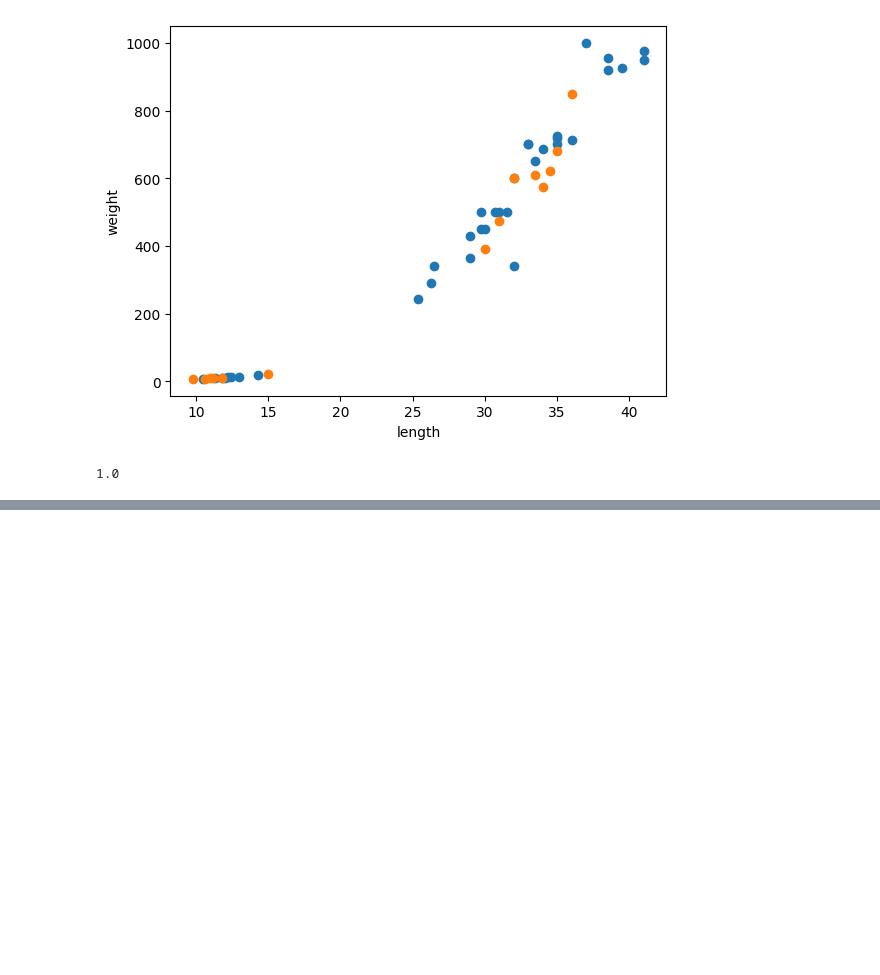
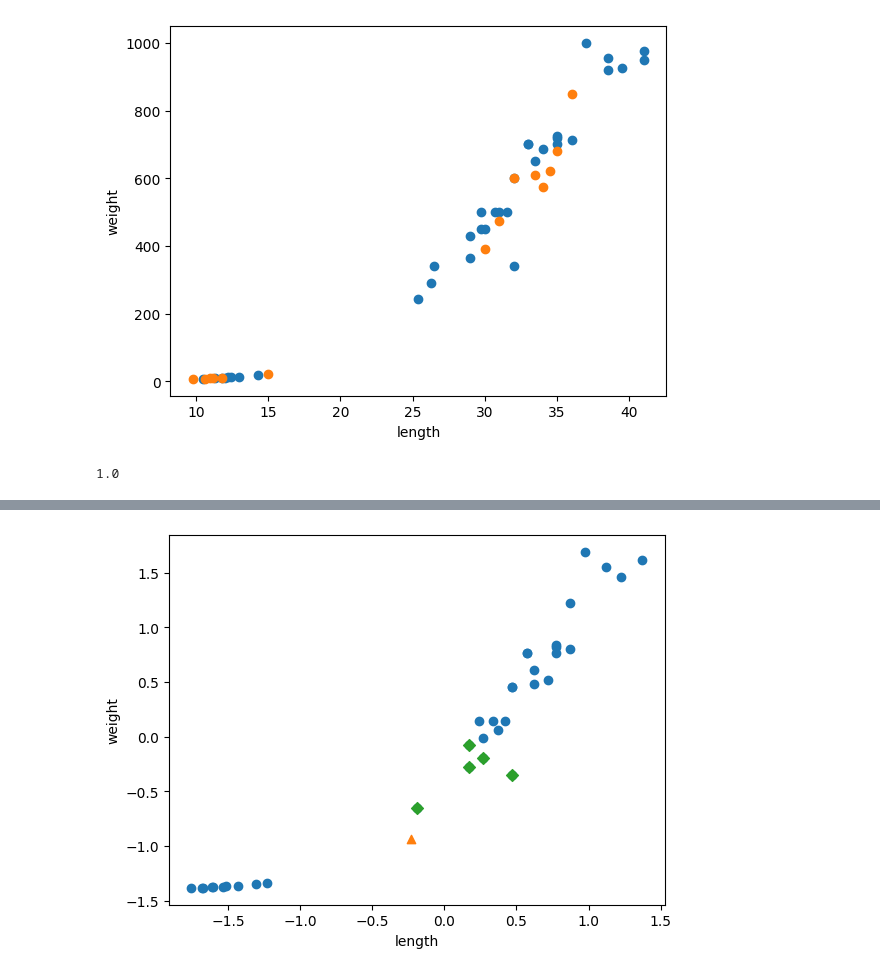
Before and after one commit to Juseong-Yu/hongonmachine, a Jupyter notebook: 혼공머신.ipynb, the cells around one changed output, grey strips where cells are left out. Saved outputs shown, nothing was run; the diff lists cells and outputs as text; code cells hidden in the pictures; blank space fills up the shorter version.

```diff
--- a/혼공머신.ipynb
+++ b/혼공머신.ipynb
@@ -162,0 +274,11 @@ kn.score(test_input, test_target)
+# %%
+# 이상한 도미값과 가장 가까운 5개를 확인하기 위한 산점도(평균점수)
+distances, indexs = kn.kneighbors([new])
+plt.scatter(train_scaled[:,0], train_scaled[:,1])
+plt.scatter(new[0], new[1], marker = '^')
+plt.scatter(train_scaled[indexs,0], train_scaled[indexs,1], marker='D')
+plt.xlabel('length') # x 축에 길이
+plt.ylabel('weight') # y 축에 무게
+plt.show()
+# %% [output]
+[figure, added]
```
Also changed, not shown: parts of 13 cells of this notebook.
